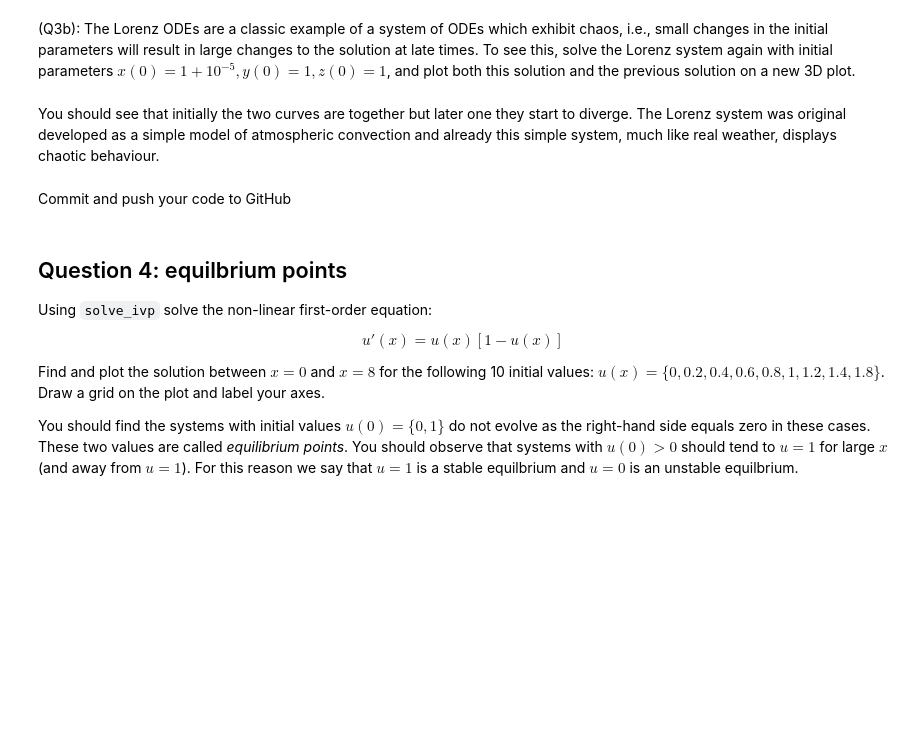
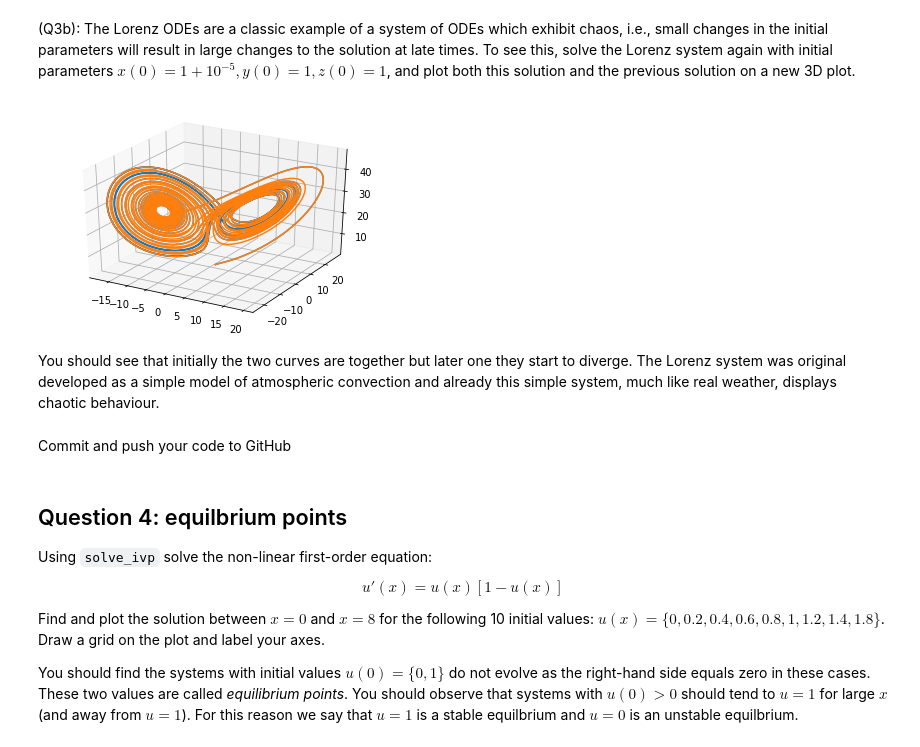
Before and after one commit to Saoirse-M-MacLaughlin/ACM20030-assignments, a Jupyter notebook: Assignment3-18306281.ipynb, the cells around one changed output. Saved outputs shown, nothing was run; the diff lists cells and outputs as text; code cells hidden in the pictures; blank space fills up the shorter version.

```diff
--- a/Assignment3-18306281.ipynb
+++ b/Assignment3-18306281.ipynb
@@ -304,18 +323,13 @@ You'll need to `import` the `solve_ivp` function from `scipy`. Solve for the sol
 # %%
 from scipy.integrate import solve_ivp #as solve
 
-#def solve_lorenz(N=10, angle=0.0, max_time=4.0, sigma=10, beta=8/3, rho=28):
+sigma = 10
+beta = 8/3
+rho = 28
 
+def lorenz(t,xyz):
+    x, y , z = xyz
+    test = [sigma*(y - x), x*(rho - z) - y, x*y - (beta)*z]
+    return test
 
-def lorenz_deriv(x, y, z, sigma=10, beta=8/3, rho=28):
-    x0 = 1
-    y0 = 1
-    z0 = 1
-    x_dot = sigma*(y - x)
-    y_dot = x*(rho - z) - y
-    z_dot = x*y - beta*z
-    return x_dot, y_dot, z_dot
-
-
-solLorenz = solve_ivp(lorenz_deriv,1,1,1,t_eval=np.linspace(0,30,10000))
-print(solLorenz)
+solLorenz = solve_ivp(lorenz,[0,30],[1,1,1], t_eval=np.linspace(0,30,10000))
@@ -331,5 +345,14 @@ ax.plot(solLorenz.y[0], solLorenz.y[1], solLorenz.y[2]);
 # %% [markdown]
 (Q3b): The Lorenz ODEs are a classic example of a system of ODEs which exhibit chaos, i.e., small changes in the initial parameters will result in large changes to the solution at late times. To see this, solve the Lorenz system again with initial parameters $x(0) = 1 + 10^{-5}, y(0) = 1, z(0) = 1$, and plot both this solution and the previous solution on a new 3D plot.
+# %%
+solLorenz2 = solve_ivp(lorenz,[0,30],[1+10**-5,1,1], t_eval=np.linspace(0,30,10000))
+from mpl_toolkits.mplot3d import Axes3D
+fig = plt.figure()
+ax = fig.gca(projection='3d')
+ax.plot(solLorenz.y[0], solLorenz.y[1], solLorenz.y[2]);
+ax.plot(solLorenz2.y[0], solLorenz2.y[1], solLorenz2.y[2]);
+# %% [output]
+[figure, added]
 # %% [markdown]
 You should see that initially the two curves are together but later one they start to diverge. The Lorenz system was original developed as a simple model of atmospheric convection and already this simple system, much like real weather, displays chaotic behaviour.
 # %% [markdown]
```
Also changed, not shown: parts of 5 cells of this notebook.
